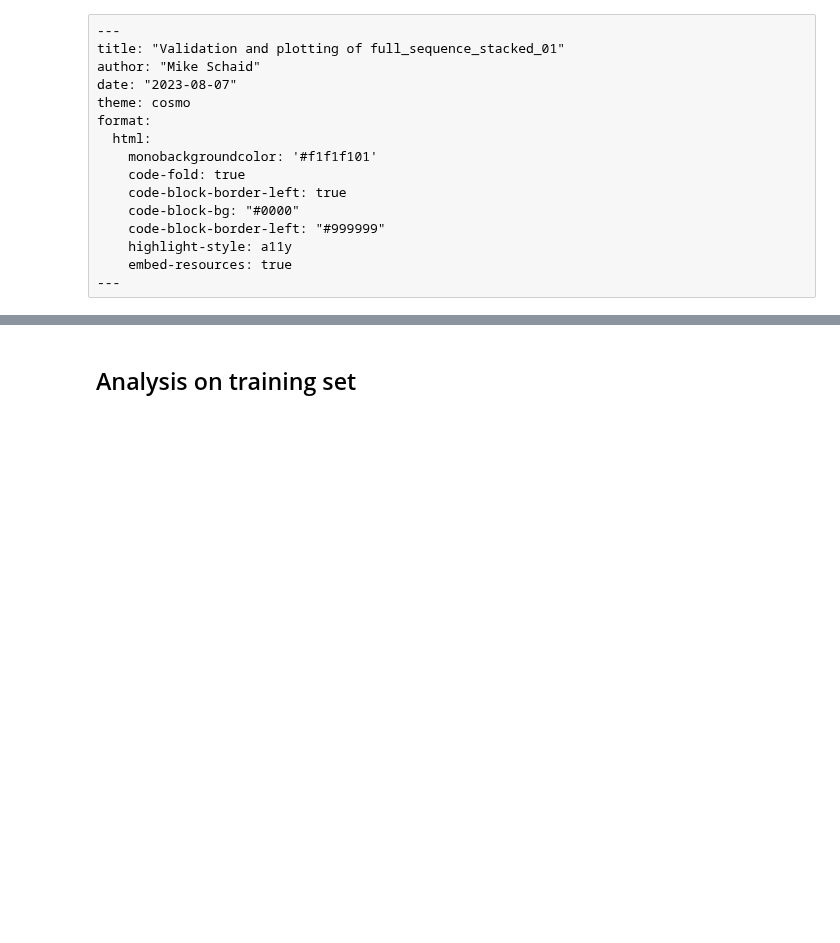
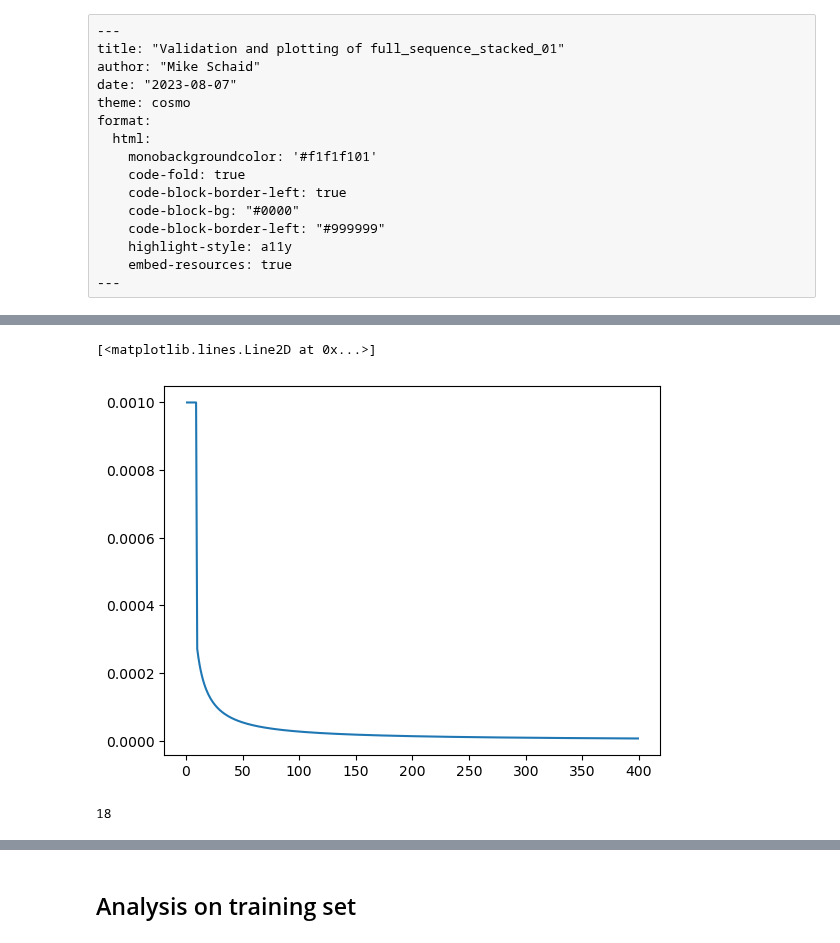
Before and after one commit to Mschaid/ENIGMA, a Jupyter notebook: notebooks/reports/full_sequence_stacked_lstm_01.ipynb, the cells around one changed output, grey strips where cells are left out. Cells and saved outputs as stored; diff of their text form; code cells hidden in the pictures; blank space fills up the shorter version.

```diff
--- a/notebooks/reports/full_sequence_stacked_lstm_01.ipynb
+++ b/notebooks/reports/full_sequence_stacked_lstm_01.ipynb
@@ -68,0 +105,11 @@ processor.transorm_data()
+# %%
+def lr_schedular(epoch, lr):
+    if epoch < 10:
+        return lr
+    else:
+        return lr * tf.math.exp(1.)/epoch
+epochs = range(1,400,1)
+lrs = np.array([lr_schedular(e, 0.001) for e in epochs])
+plt.plot(epochs, lrs)
+# plot loss
+# %% [output]
@@ -68,0 +121,2 @@ processor.transorm_data()
+[<matplotlib.lines.Line2D at 0x...>]
+[figure, added]
@@ -68,0 +127,4 @@ processor.transorm_data()
+# %%
+X_train.shape[1]
+# %% [output]
+18
```
Also changed, not shown: parts of 18 cells of this notebook.
